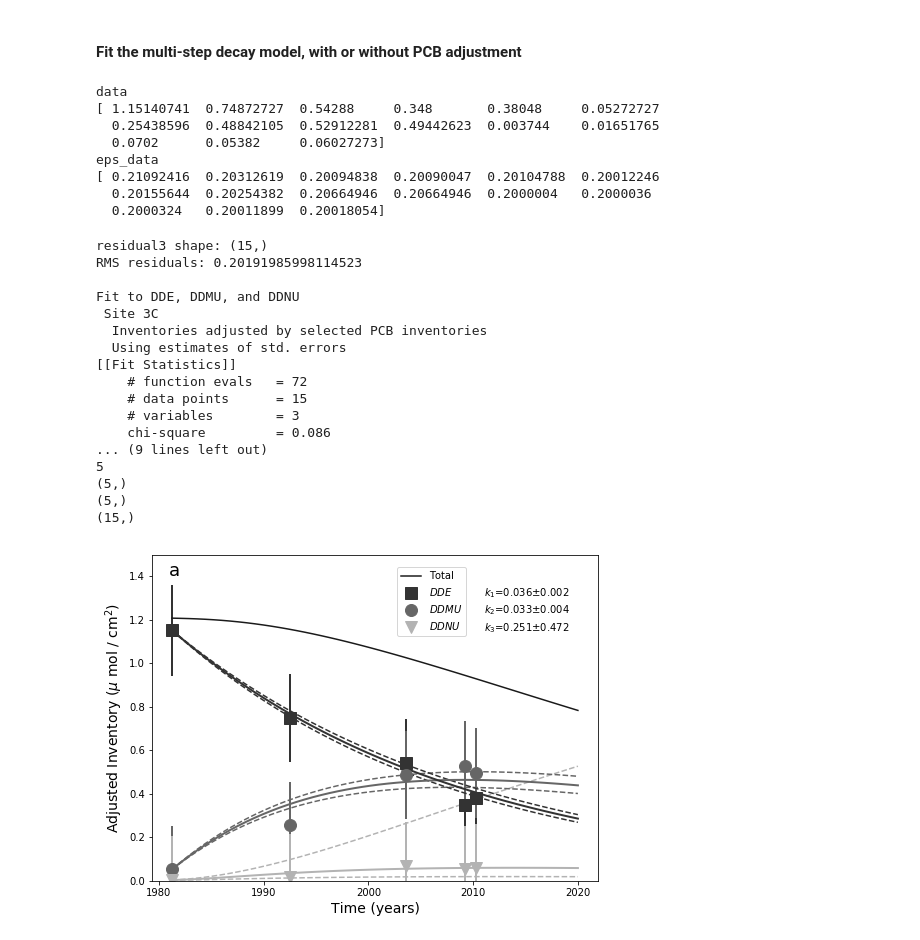
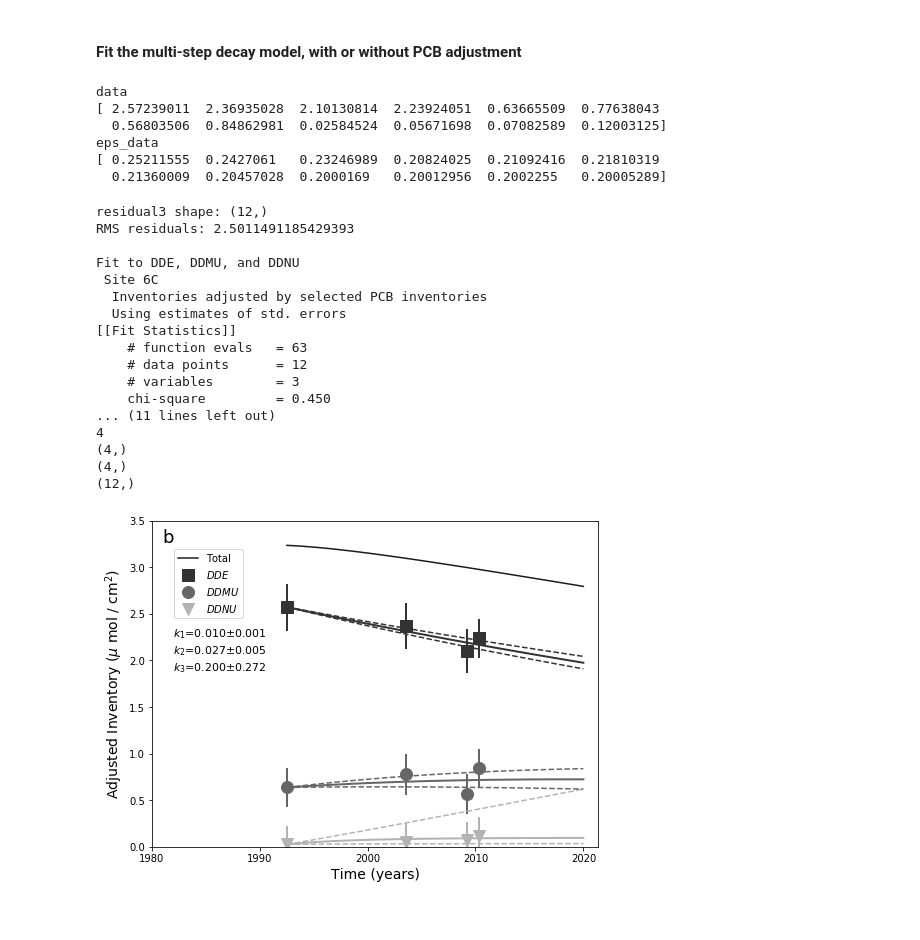
Before and after one commit to usgs/whcmsc-rdc, a Jupyter notebook: bateman_May_calcs_b&w_fig_7ab.ipynb, the cells around one changed output. Saved outputs shown, nothing was run; the diff lists cells and outputs as text; code cells hidden in the pictures.

```diff
--- a/bateman_May_calcs_b&w_fig_7ab.ipynb
+++ b/bateman_May_calcs_b&w_fig_7ab.ipynb
@@ -45,8 +45,8 @@ Choose whether to adjust the inventories according to PCB anomolies. If selected
 Choose whether to include estimates of the standard deviations of inventories in the objective function. If use_eps it True, the values in the objective function are normalized by the standard deviation of the observations, as in Figure 7. If not, the denominator is set to one.
 # %%
 # Pick one of the two sites
-site = 'Site 3C' # creates part a of figure
-#site = 'Site 6C'  # creates part b of figure
+#site = 'Site 3C' # creates part a of figure
+site = 'Site 6C'  # creates part b of figure
 
 # Adjust using PCBs?
 adjust_inventories=True # True reproduces results presented / discussed in paper
@@ -219,13 +218,11 @@ print('eps_data')
 print(eps_data)
 # %% [output]
 data
-[ 1.15140741  0.74872727  0.54288     0.348       0.38048     0.05272727
-  0.25438596  0.48842105  0.52912281  0.49442623  0.003744    0.01651765
-  0.0702      0.05382     0.06027273]
+[ 2.57239011  2.36935028  2.10130814  2.23924051  0.63665509  0.77638043
+  0.56803506  0.84862981  0.02584524  0.05671698  0.07082589  0.12003125]
 eps_data
-[ 0.21092416  0.20312619  0.20094838  0.20090047  0.20104788  0.20012246
-  0.20155644  0.20254382  0.20664946  0.20664946  0.2000004   0.2000036
-  0.2000324   0.20011899  0.20018054]
+[ 0.25211555  0.2427061   0.23246989  0.20824025  0.21092416  0.21810319
+  0.21360009  0.20457028  0.2000169   0.20012956  0.2002255   0.20005289]
 # %%
 # Fit the multistep model
 # Make an instance of the lmfit.Parameters class
@@ -340,48 +337,49 @@ plt.xlabel(r'Time (years)', fontsize=14)
 ax.set_ylim(yl)
 plt.ylabel(r'Adjusted Inventory ($\mu$ mol / cm$^2$)',fontsize=14)
 ts0 = r"$\chi _{\upsilon }^{2}$"+"={0:.3f}".format(chir)
 ts1=  r"$k_1$"+"={0:.3f}".format(kf[0])+r"$\pm${0:.3f}".format(ke[0])
 ts2=  r"$k_2$"+"={0:.3f}".format(kf[1])+r"$\pm${0:.3f}".format(ke[1])
 ts3=  r"$k_3$"+"={0:.3f}".format(kf[2])+r"$\pm${0:.3f}".format(ke[2])
 #ax.text(2025.,.35,ts0)
 
+fz = 11
 if site=='Site 3C':
     plt.legend(loc=(.55,.75))
     ax.text(1981,1.4,"a",fontsize=18)
-    ax.text(2011.,1.31,ts1)
-    ax.text(2011.,1.23,ts2)
-    ax.text(2011.,1.15,ts3)
+    ax.text(2011.,1.31,ts1,fontsize=fz)
+    ax.text(2011.,1.23,ts2,fontsize=fz)
+    ax.text(2011.,1.15,ts3,fontsize=fz)
 if site=='Site 6C':
     plt.legend(loc=(.05,.7))
     ax.text(1981,1.4*3.5/1.5,"b",fontsize=18)
-    ax.text(1982.,2.26,ts1)
-    ax.text(1982.,2.12,ts2)
-    ax.text(1982.,1.98,ts3)
+    ax.text(1982.,2.26,ts1,fontsize=fz)
+    ax.text(1982.,2.26-.187,ts2,fontsize=fz)
+    ax.text(1982.,2.26-2*(.187),ts3,fontsize=fz)
 
 ttle = site
 if(adjust_inventories==True):
     ttle = ttle+r" (adj.)"
 if(use_eps==True):
     ttle = ttle+r" with eps"
 #plt.title(ttle,fontsize=14)
 figname = site+itext+etext+"DDE_DDMU_DDNU_rev_b&w.png"
 plt.savefig(figname, bbox_inches='tight')
 # %% [output]
-residual3 shape: (15,)
-RMS residuals: 0.20191985998114523
+residual3 shape: (12,)
+RMS residuals: 2.5011491185429393
 
 Fit to DDE, DDMU, and DDNU
- Site 3C
+ Site 6C
   Inventories adjusted by selected PCB inventories
   Using estimates of std. errors
 [[Fit Statistics]]
-    # function evals   = 72
-    # data points      = 15
+    # function evals   = 63
+    # data points      = 12
     # variables        = 3
-    chi-square         = 0.086
-... (9 lines left out)
-5
-(5,)
-(5,)
-(15,)
+    chi-square         = 0.450
+... (11 lines left out)
+4
+(4,)
+(4,)
+(12,)
-[figure, old version]
+[figure, new version]
```
Also changed, not shown: parts of 2 cells of this notebook.
